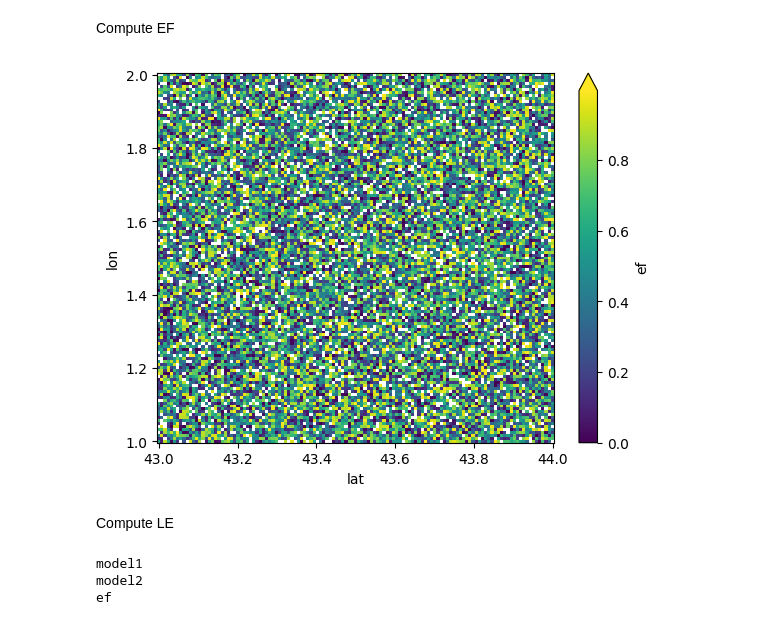
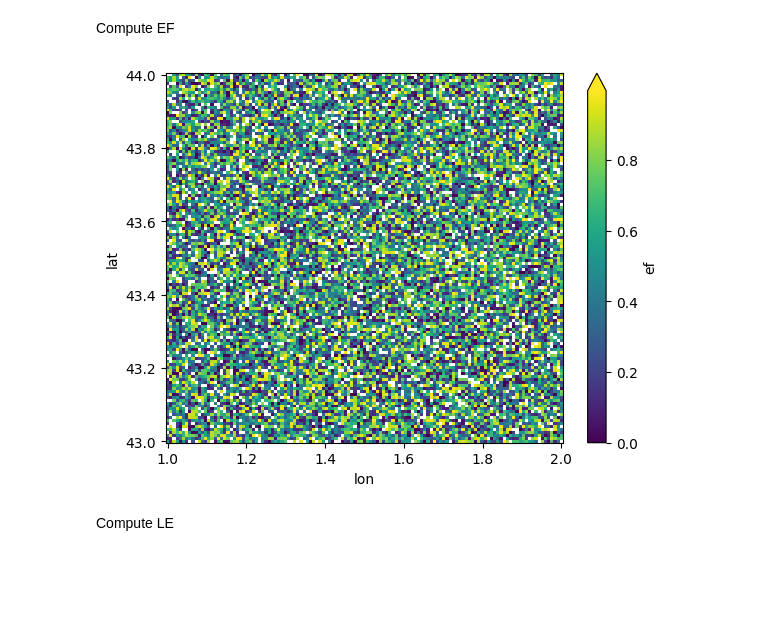
Before and after one commit to CNES/sweat, a Jupyter notebook: notebooks/et_processing.ipynb, the cells around one changed output. Saved outputs shown, nothing was run; the diff lists cells and outputs as text; code cells hidden in the pictures; blank space fills up the shorter version.

```diff
--- a/notebooks/et_processing.ipynb
+++ b/notebooks/et_processing.ipynb
@@ -150,16 +139,17 @@ params = {
         "filtering":{
             "cloud": "cloud"
         },
-        "check_variability":{
-            "threshold": 0.02
-        },
-        "efconfig":{
+        "ef":{
+            "check":{
+                "threshold": 0.02
+            },
             "models": "default_evaspa",
             "options":{
                 "selection": False,
                 "merging": "mean"
             }
-        }
+        },
+        "seb":{}
 }
 # %% [markdown]
 ## Run step by step
@@ -196,7 +186,7 @@ pprint(params_config.model_dump(),sort_dicts=False)
 Filter
 # %%
 # Filter data
-data["valid"] = filter.determine_valid_pixels(data, **params_config.filtering)
+data["valid"] = filter.determine_valid_pixels(data, **params_config.filtering.model_dump())
 # %%
 plot_mask(data=data, mask="valid", invert=True)
 # %% [output]
@@ -210,15 +200,15 @@ True
 # %% [markdown]
 Compute EF
 # %%
-models, options = ef.initialize(params_config.efconfig.model_dump())
+models, options = ef.initialize(params_config.ef.model_dump())
 # %%
-ef_xr = ef.run(
-    models, data, mask="valid", **params_config.efconfig.options.model_dump()
+ef_xr, ef_inst_xr = ef.run(
+    models, data, mask="valid", **params_config.ef.options.model_dump()
 )
 # %%
-plot_band(ef_xr,band="ef")
+plot_band(ef_inst_xr,band="ef")
 # %% [output]
-[figure, old version]
+[figure, new version]
 # %% [markdown]
 Compute LE
 # %%
@@ -226,8 +216,4 @@ rn_xr = seb.create_net_radiation(data)
 # %%
 g_xr = seb.create_gflux(data, rn_xr)
 # %%
-le_xr = seb.compute_le(ef_xr,rn_xr,g_xr)
+le_xr = seb.create_le(ef_xr,rn_xr,g_xr)
-# %% [output]
-model1
-model2
-ef
```
Also changed, not shown: parts of 17 cells of this notebook, 4 other files.
